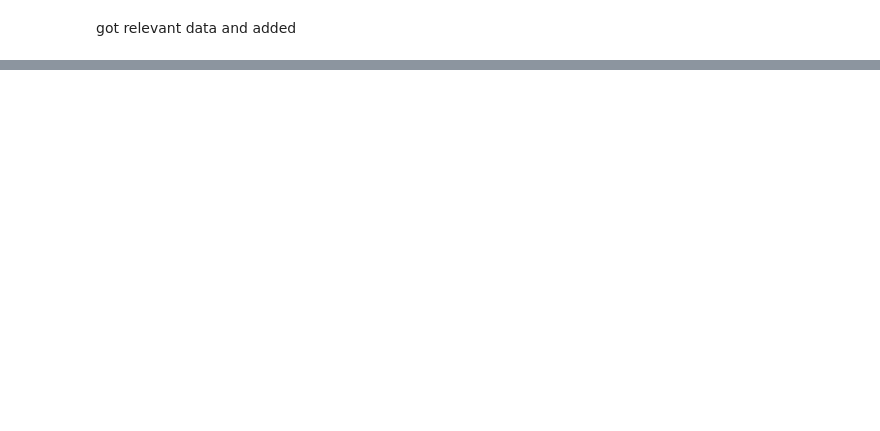
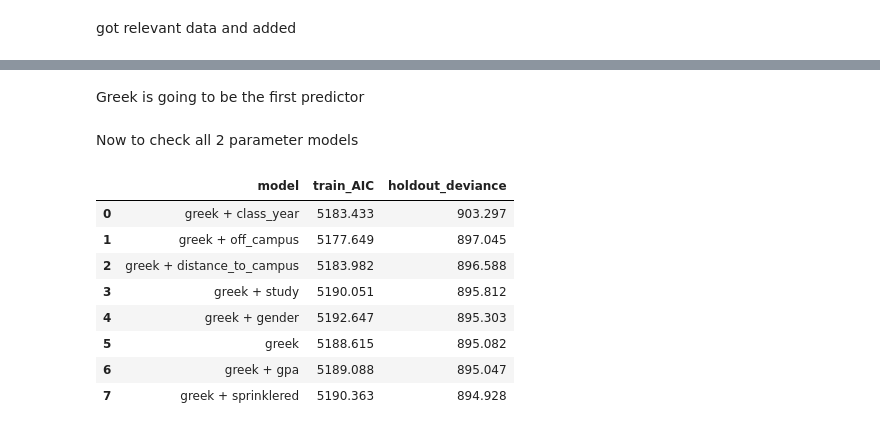
Before and after one commit to PabloRuizVelasco/ActuarialCaseStudy, a Jupyter notebook: notebooks/06_FrequencyModeling.ipynb, the cells around one changed output, grey strips where cells are left out. Saved outputs shown, nothing was run; the diff lists cells and outputs as text; code cells hidden in the pictures; blank space fills up the shorter version.

```diff
--- a/notebooks/06_FrequencyModeling.ipynb
+++ b/notebooks/06_FrequencyModeling.ipynb
@@ -93,0 +119,32 @@ SyntaxError: invalid syntax (<unknown>, line 1)
+# %% [markdown]
+Greek is going to be the first predictor
+# %% [markdown]
+Now to check all 2 parameter models
+# %%
+rows = []
+
+base = smf.glm('claim_count ~ greek', data=pp, family=sm.families.Poisson()).fit()
+rows.append(('greek', base.aic,
+             poisson_deviance(pp_hold.claim_count, base.predict(pp_hold))))
+
+for v in [x for x in RATING_VARS if x != 'greek']:
+    f = f'claim_count ~ greek + {v}'
+    m = smf.glm(f, data=pp, family=sm.families.Poisson()).fit()
+    rows.append((f'greek + {v}', m.aic,
+                 poisson_deviance(pp_hold.claim_count, m.predict(pp_hold))))
+
+step2 = (pd.DataFrame(rows, columns=['model', 'train_AIC', 'holdout_deviance'])
+           .sort_values('holdout_deviance', ascending=False)
+           .reset_index(drop=True))
+
+step2.round(3)
+# %% [output]
+|  | model | train_AIC | holdout_deviance |
+| 0 | greek + class_year | 5183.433 | 903.297 |
+| 1 | greek + off_campus | 5177.649 | 897.045 |
+| 2 | greek + distance_to_campus | 5183.982 | 896.588 |
+| 3 | greek + study | 5190.051 | 895.812 |
+| 4 | greek + gender | 5192.647 | 895.303 |
+| 5 | greek | 5188.615 | 895.082 |
+| 6 | greek + gpa | 5189.088 | 895.047 |
+| 7 | greek + sprinklered | 5190.363 | 894.928 |
```
Also changed, not shown: parts of 19 cells of this notebook, 1 other file.
